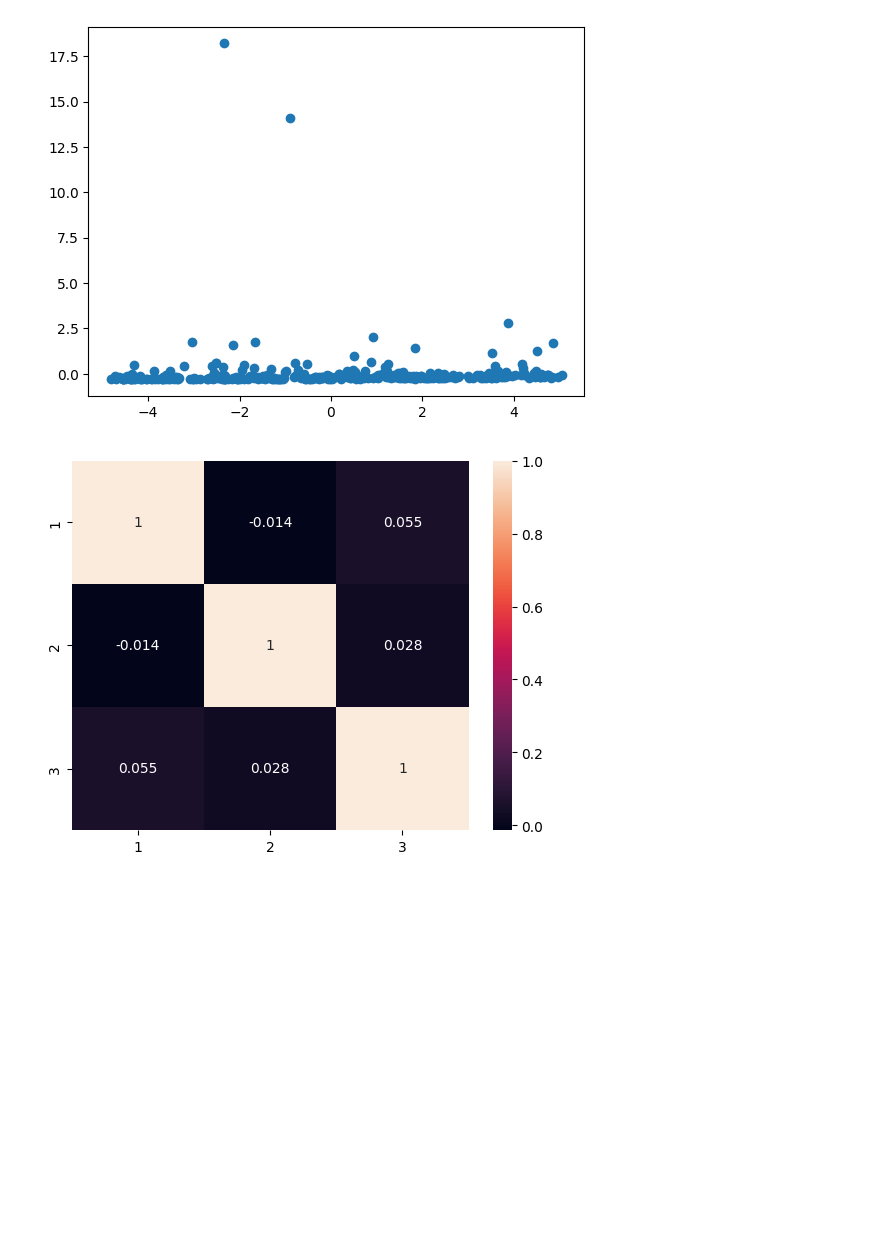
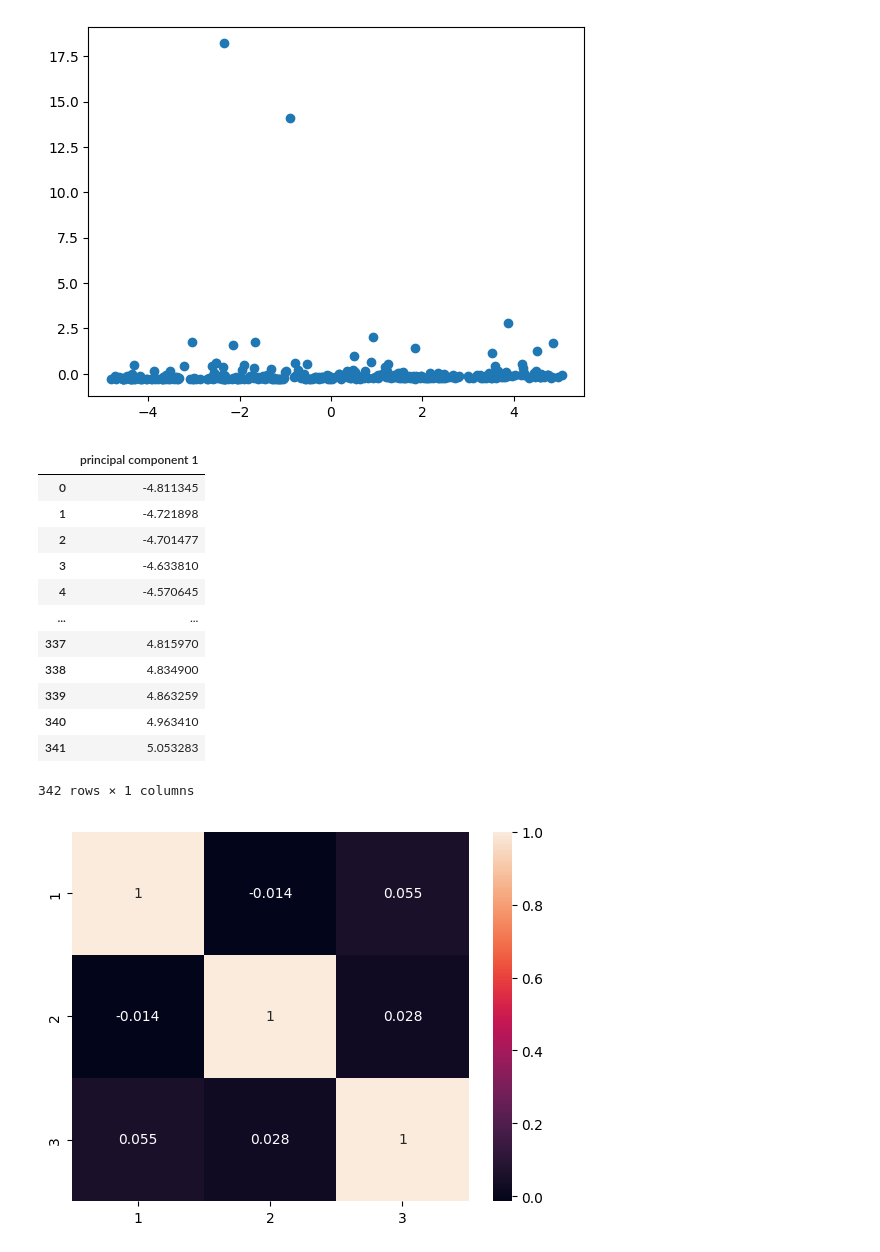
Before and after one commit to massey007/Code-Work, a Jupyter notebook: Code/Data Exploration.ipynb, the cells around one changed output. Cells and saved outputs as stored; diff of their text form; code cells hidden in the pictures; blank space fills up the shorter version.

Commit message:
exported data

```diff
--- a/Code/Data Exploration.ipynb
+++ b/Code/Data Exploration.ipynb
@@ -158,6 +158,30 @@ plt.scatter(principalDf.iloc[:, 0], principalDf.iloc[:, 1])
 # %% [output]
 <matplotlib.collections.PathCollection at 0x...>
 [figure]
+# %%
+# create a new feature
+pca = PCA(n_components=1)
+
+principalComponents = pca.fit_transform(data.iloc[:, 1:4])
+
+principalDf_1 = pd.DataFrame(data = principalComponents
+             , columns = ['principal component 1'])
+# %%
+principalDf_1
+# %% [output]
+|  | principal component 1 |
+| 0 | -4.811345 |
+| 1 | -4.721898 |
+| 2 | -4.701477 |
+| 3 | -4.633810 |
+| 4 | -4.570645 |
+| ... | ... |
+| 337 | 4.815970 |
+| 338 | 4.834900 |
+| 339 | 4.863259 |
+| 340 | 4.963410 |
+| 341 | 5.053283 |
+342 rows × 1 columns
 # %%
 # Calculate correlation coefficients (Pearson's default)
 correlation_matrix = data.iloc[:, 1:4].corr()
```
Also changed, not shown: 2 other files.
